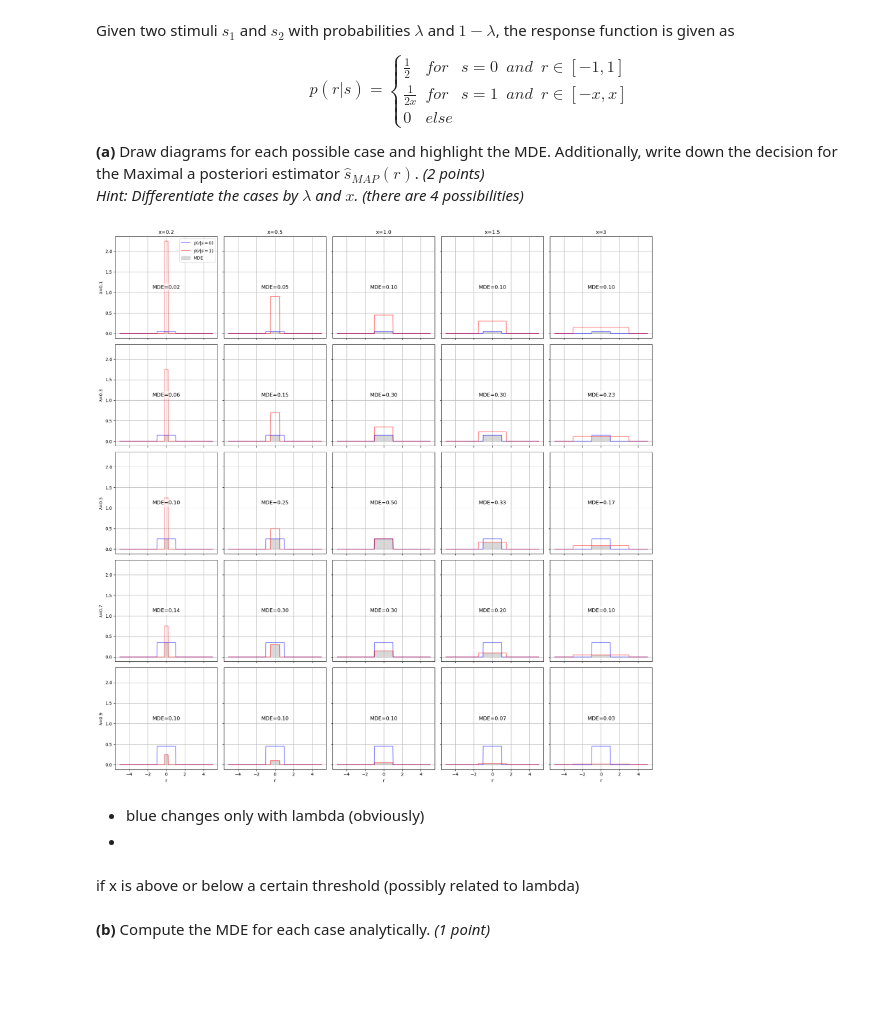
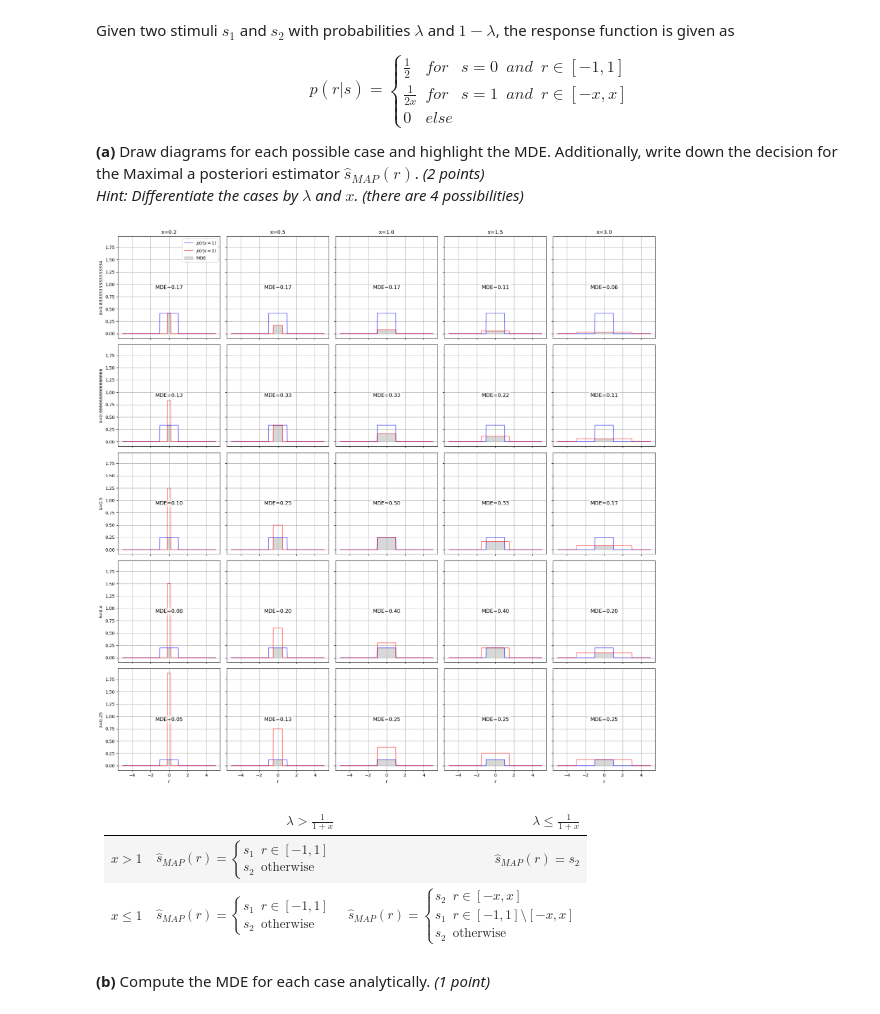
Before and after one commit to toniklenk/NeuralCoding, a Jupyter notebook: notebooks/2025_Neural_coding_Homework4-EliaReppchen-MaxBardelang.ipynb, the cells around one changed output. Cells and saved outputs as stored; diff of their text form; code cells hidden in the pictures; blank space fills up the shorter version.

```diff
--- a/notebooks/2025_Neural_coding_Homework4-EliaReppchen-MaxBardelang.ipynb
+++ b/notebooks/2025_Neural_coding_Homework4-EliaReppchen-MaxBardelang.ipynb
@@ -294,44 +294,62 @@ $$p(r|s) = \begin{cases}
 **(a)** Draw diagrams for each possible case and highlight the MDE. Additionally, write down the decision for the Maximal a posteriori estimator $\hat{s}_{MAP}(r)$. *(2 points)*\
 *Hint: Differentiate the cases by $\lambda$ and $x$. (there are 4 possibilities)*
 # %%
-x_values = [0.2, 0.5, 1.0, 1.5, 3]
-lambda_values = [0.1, 0.3, 0.5, 0.7, 0.9]
+x_values = np.array([0.2, 0.5, 1.0, 1.5, 3])
+
+lambda_values = 1 / (x_values + 1)
+# lambda_values = [0.1, 0.3, 0.5, 0.7, 0.9]
 r_grid = np.linspace(-5, 5, 500)
 
 fig, axes = plt.subplots(5, 5, figsize=(18, 18), sharex=True, sharey=True)
 
 for i, lambda_ in enumerate(lambda_values):
     for j, x in enumerate(x_values):
         ax = axes[i, j]
         p_r_given_s1 = np.where((r_grid >= -1) & (r_grid <= 1), 0.5, 0)
         p_r_given_s2 = np.where((r_grid >= -x) & (r_grid <= x), 1 / (2 * x), 0)
-        ax.plot(r_grid, lambda_ * p_r_given_s1, label="$p(r|s=0)$", color='blue', alpha=0.5)
-        ax.plot(r_grid, (1 - lambda_) * p_r_given_s2, label="$p(r|s=1)$", color='red', alpha=0.5)
+        ax.plot(
+            r_grid, lambda_ * p_r_given_s1, label="$p(r|s=1)$", color="blue", alpha=0.5
+        )
+        ax.plot(
+            r_grid,
+            (1 - lambda_) * p_r_given_s2,
+            label="$p(r|s=2)$",
+            color="red",
+            alpha=0.5,
+        )
         if i == 0:
             ax.set_title(f"x={x}")
         if j == 0:
             ax.set_ylabel(f"λ={lambda_}")
         ax.grid(True)
         if i == 4:
             ax.set_xlabel("r")
         # Shade the minimal discrimination error region
         min_curve = np.minimum(lambda_ * p_r_given_s1, (1 - lambda_) * p_r_given_s2)
-        ax.fill_between(r_grid, 0, min_curve, color='gray', alpha=0.3, label="MDE")
+        ax.fill_between(r_grid, 0, min_curve, color="gray", alpha=0.3, label="MDE")
         # write the value of the minimum discrimination error, its the integral of the shaded area
         min_error = np.trapezoid(min_curve, r_grid)
-        ax.text(0.5, 0.5, f"MDE={min_error:.2f}", ha='center', va='center', transform=ax.transAxes,
-                fontsize=12, bbox=dict(facecolor='white', alpha=0.5, edgecolor='none'))
+        ax.text(
+            0.5,
+            0.5,
+            f"MDE={min_error:.2f}",
+            ha="center",
+            va="center",
+            transform=ax.transAxes,
+            fontsize=12,
+            bbox=dict(facecolor="white", alpha=0.5, edgecolor="none"),
+        )
 
 # Only add legend to the first subplot
 axes[0, 0].legend()
 plt.tight_layout()
 plt.show()
 # %% [output]
-[figure, old version]
+[figure, new version]
-# %% [markdown]
-- blue changes only with lambda (obviously)
--
-# %% [markdown]
-if x is above or below a certain threshold (possibly related to lambda)
+# %% [markdown]
+|                | $\lambda > \frac{1}{1+x}$ | $\lambda \leq \frac{1}{1+x}$ |
+|----------------|:------------------------:|:----------------------------:|
+| $x > 1$        | $\hat{s}_{MAP}(r) = \begin{cases} s_1 & r \in [-1, 1] \\ s_2 & \text{otherwise} \end{cases}$ |            $\hat{s}_{MAP}(r) = s_2$ |
+| $x \leq 1$     | $\hat{s}_{MAP}(r) = \begin{cases} s_1 & r \in [-1, 1] \\ s_2 & \text{otherwise} \end{cases}$ | $\hat{s}_{MAP}(r) = \begin{cases} s_2 & r \in [-x, x]\\ s_1 & r \in [-1, 1]\setminus [-x, x] \\ s_2 & \text{otherwise} \end{cases}$ |
 # %% [markdown]
 **(b)** Compute the MDE for each case analytically. *(1 point)*
```
Also changed, not shown: parts of 1 cell of this notebook.
